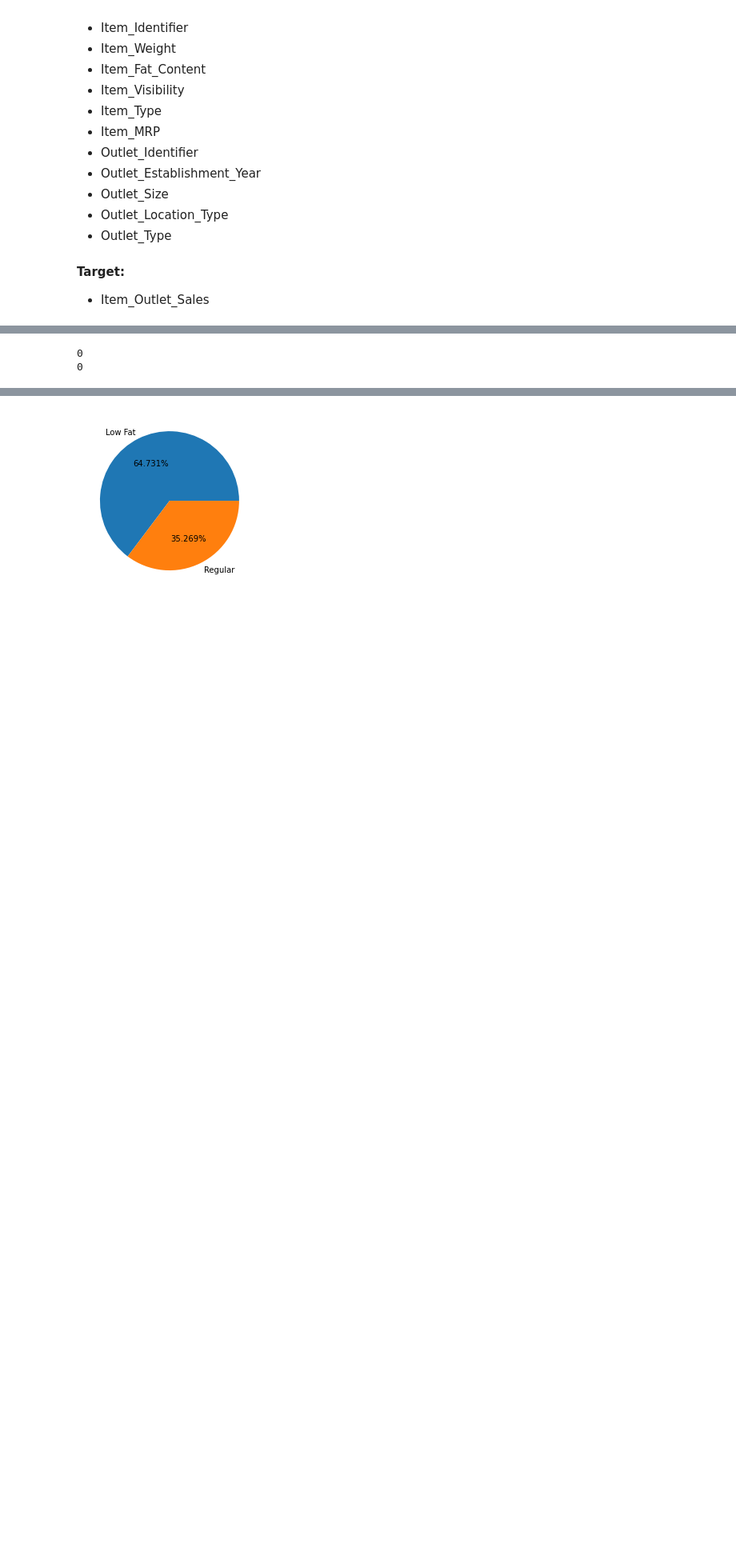
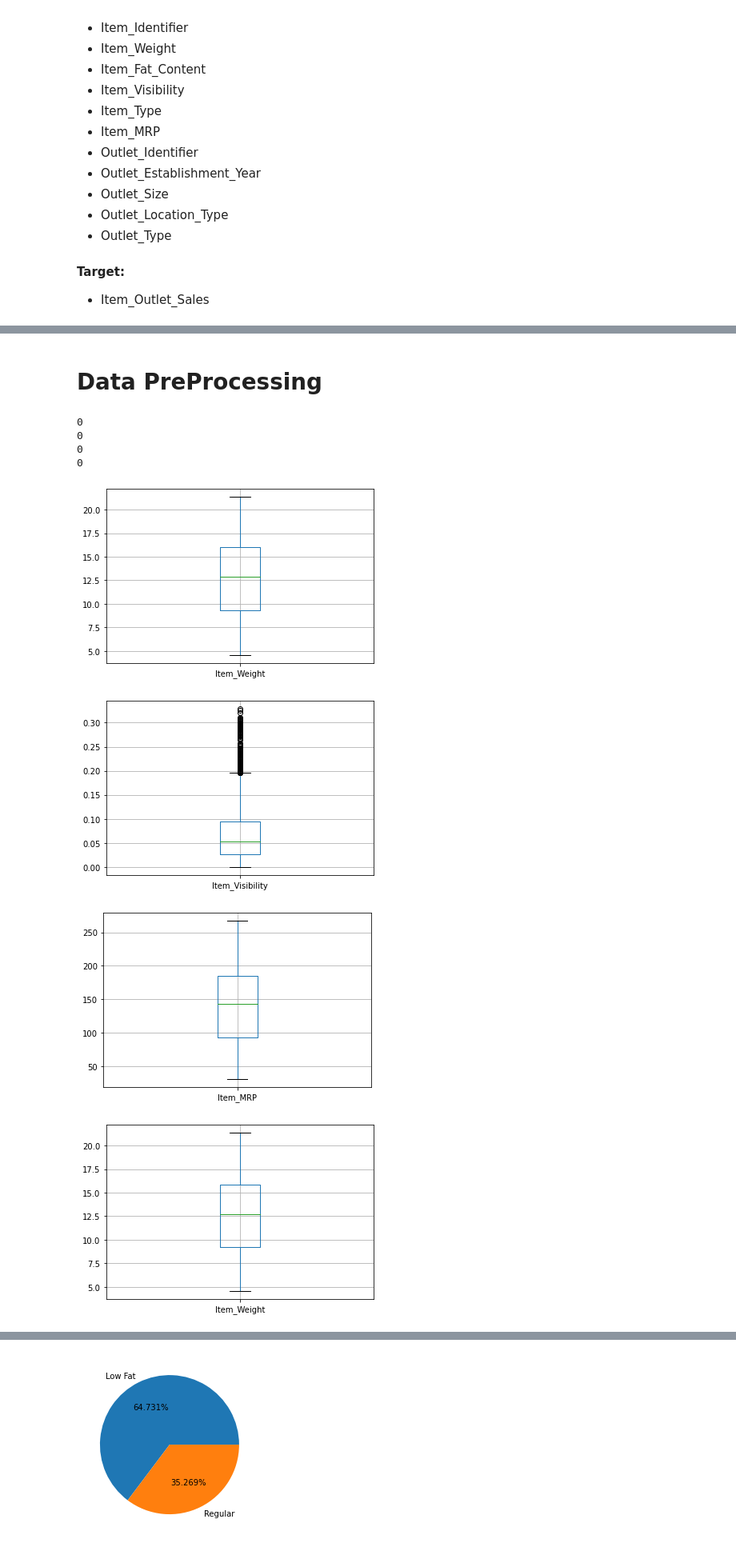
Before and after one commit to Hoda233/BigMart-Outlet-Sales-Analysis-and-Prediction, a Jupyter notebook: Notebook/note_2.ipynb, the cells around one changed output, grey strips where cells are left out. Shown at 80% size. Drawn from its saved outputs; the diff is of its cells as text; code cells hidden in the pictures; blank space fills up the shorter version.

```diff
--- a/Notebook/note_2.ipynb
+++ b/Notebook/note_2.ipynb
@@ -151,3 +156,5 @@ print(train_data['Outlet_Type'].isnull().sum())
+# %% [markdown]
+# Data PreProcessing
 # %%
 # Make Item_Fat_Content has only 2 values
 train_data['Item_Fat_Content'] = train_data['Item_Fat_Content'].replace({'low fat': 'Low Fat', 'LF': 'Low Fat', 'reg': 'Regular'})
@@ -157,14 +162,53 @@ train_data['Outlet_Establishment_Year'] = train_data['Outlet_Establishment_Year'
 # %%
 # handle missing values
-# handle missing values in Item_Weight -> numerical
-median_item_weight = train_data['Item_Weight'].median()
-train_data['Item_Weight'].replace(np.nan,median_item_weight,inplace=True)
+
+# handle missing values in Item_Weight
+# numerical -> so we can replace nulls by mean
+
+train_data['Item_Weight'].fillna(train_data['Item_Weight'].mean(),inplace=True)
 print(train_data['Item_Weight'].isnull().sum())
 
-# handle missing values in Outlet_Size -> categorical
-mode_outlet_size = train_data['Outlet_Size'].mode().values[0]
-train_data['Outlet_Size'].replace(np.nan,mode_outlet_size,inplace=True)
+test_data['Item_Weight'].fillna(test_data['Item_Weight'].mean(),inplace=True)
+print(test_data['Item_Weight'].isnull().sum())
+
+# handle missing values in Outlet_Size
+# categorical -> so we can replace nulls by mode
+
+train_data['Outlet_Size'] = train_data['Outlet_Size'].fillna(train_data['Outlet_Size'].mode().values[0])
 print(train_data['Outlet_Size'].isnull().sum())
+
+test_data['Outlet_Size'] = test_data['Outlet_Size'].fillna(test_data['Outlet_Size'].mode().values[0])
+print(test_data['Outlet_Size'].isnull().sum())
 # %% [output]
 0
 0
+0
+0
+# %%
+# check for outliers
+# boxplots for numerical columns
+
+# for train data
+train_data.boxplot(column=['Item_Weight'])
+plt.show()
+
+train_data.boxplot(column=['Item_Visibility'])
+plt.show()
+
+train_data.boxplot(column=['Item_MRP'])
+plt.show()
+
+# for test data
+test_data.boxplot(column=['Item_Weight'])
+plt.show()
+
+test_data.boxplot(column=['Item_Visibility'])
+plt.show()
+
+test_data.boxplot(column=['Item_MRP'])
+plt.show()
+# %% [output]
+[figure, added]
+[figure, added]
+[figure, added]
+[figure, added]
```
Also changed, not shown: parts of 27 cells of this notebook, 1 other file.
